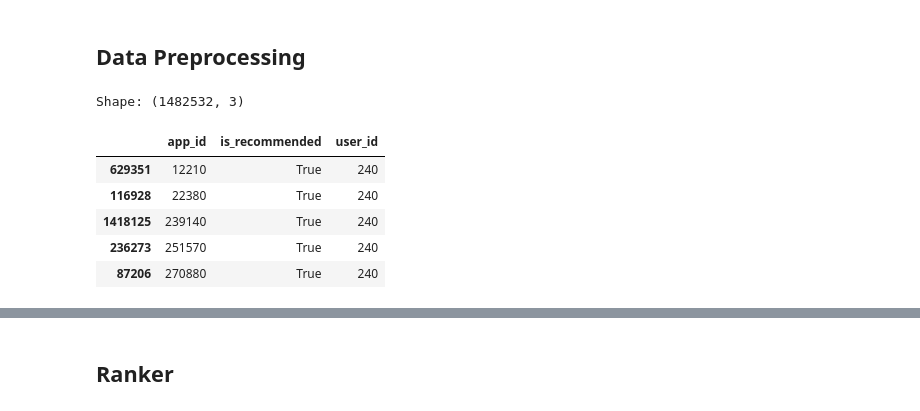
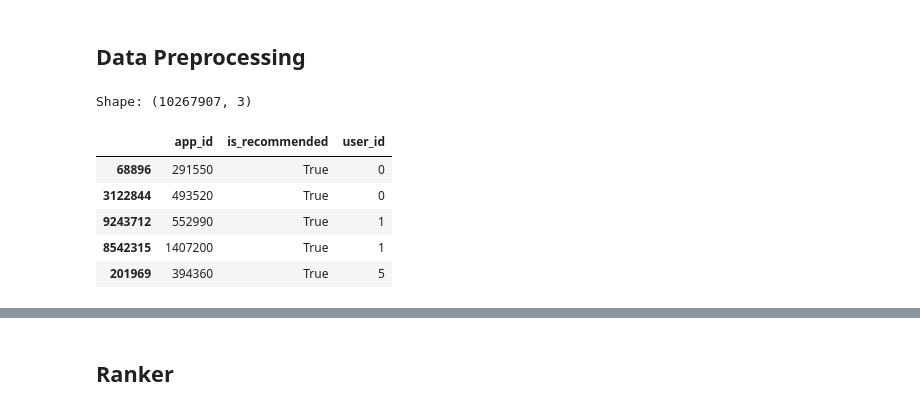
Before and after one commit to MitchellJC/game-rec, a Jupyter notebook: model.ipynb, the cells around one changed output, grey strips where cells are left out. Saved outputs shown, nothing was run; the diff lists cells and outputs as text; code cells hidden in the pictures.

```diff
--- a/model.ipynb
+++ b/model.ipynb
@@ -24,29 +24,29 @@ from RecData import RecData
 ## Data Preprocessing
 # %%
 # recs = pd.read_csv('data/recommendations.csv')
-recs = pd.read_csv('data/pruned.csv')
-# recs = pd.read_csv('data/2plus.csv')
+# recs = pd.read_csv('data/pruned.csv')
+recs = pd.read_csv('data/2plus.csv')
 
 # Remove old ratings
 recs = recs.sort_values(by=['date'], ascending=False)
 recs.drop_duplicates(subset= ['app_id', 'user_id'], inplace=True)
 
 USED_COLS = ['app_id', 'is_recommended', 'user_id']
 recs = recs[USED_COLS]
 
 item_data = pd.read_csv('data/games.csv')
 titles = item_data[['app_id', 'title']]
 
 print("Shape:", recs.shape)
 recs.sort_values(by=['user_id', 'app_id']).head()
 # %% [output]
-Shape: (1482532, 3)
+Shape: (10267907, 3)
 |  | app_id | is_recommended | user_id |
-| 629351 | 12210 | True | 240 |
-| 116928 | 22380 | True | 240 |
-| 1418125 | 239140 | True | 240 |
-| 236273 | 251570 | True | 240 |
-| 87206 | 270880 | True | 240 |
+| 68896 | 291550 | True | 0 |
+| 3122844 | 493520 | True | 0 |
+| 9243712 | 552990 | True | 1 |
+| 8542315 | 1407200 | True | 1 |
+| 201969 | 394360 | True | 5 |
 # %%
 # random.seed(42)
 # np.random.seed(42)
```
Also changed, not shown: parts of 8 cells of this notebook, 1 other file.
